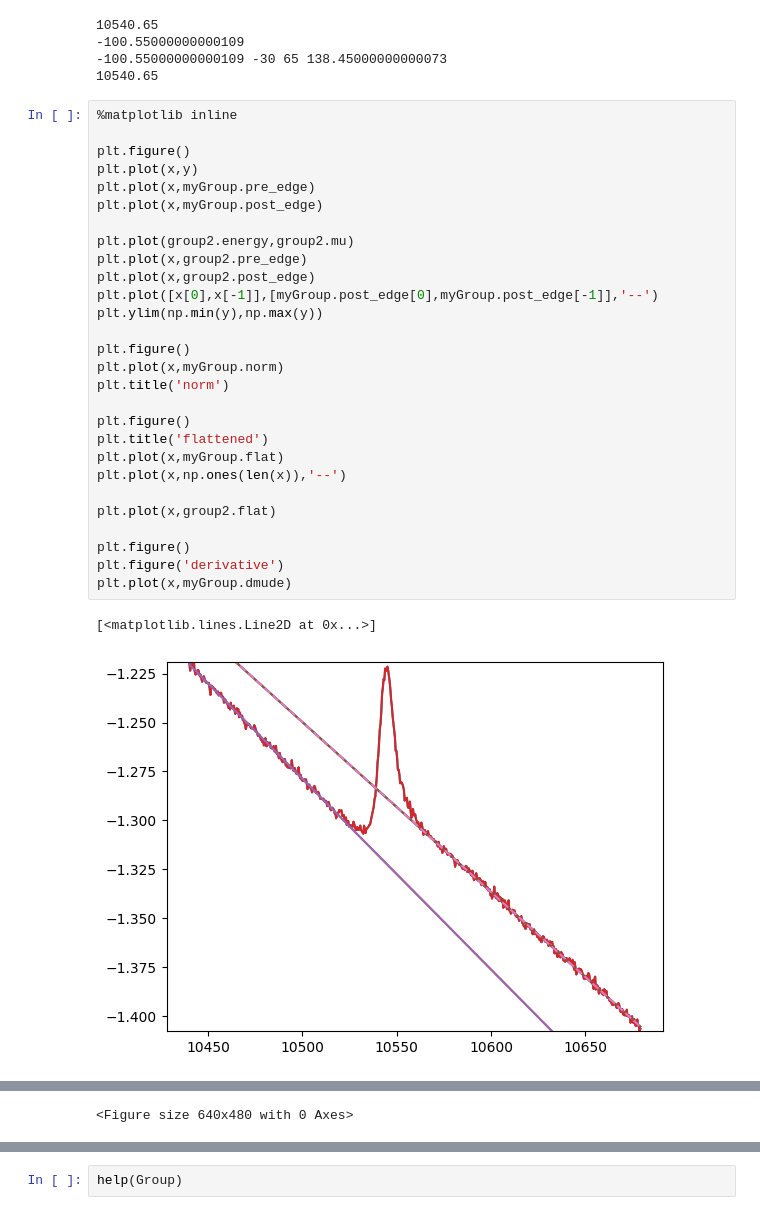
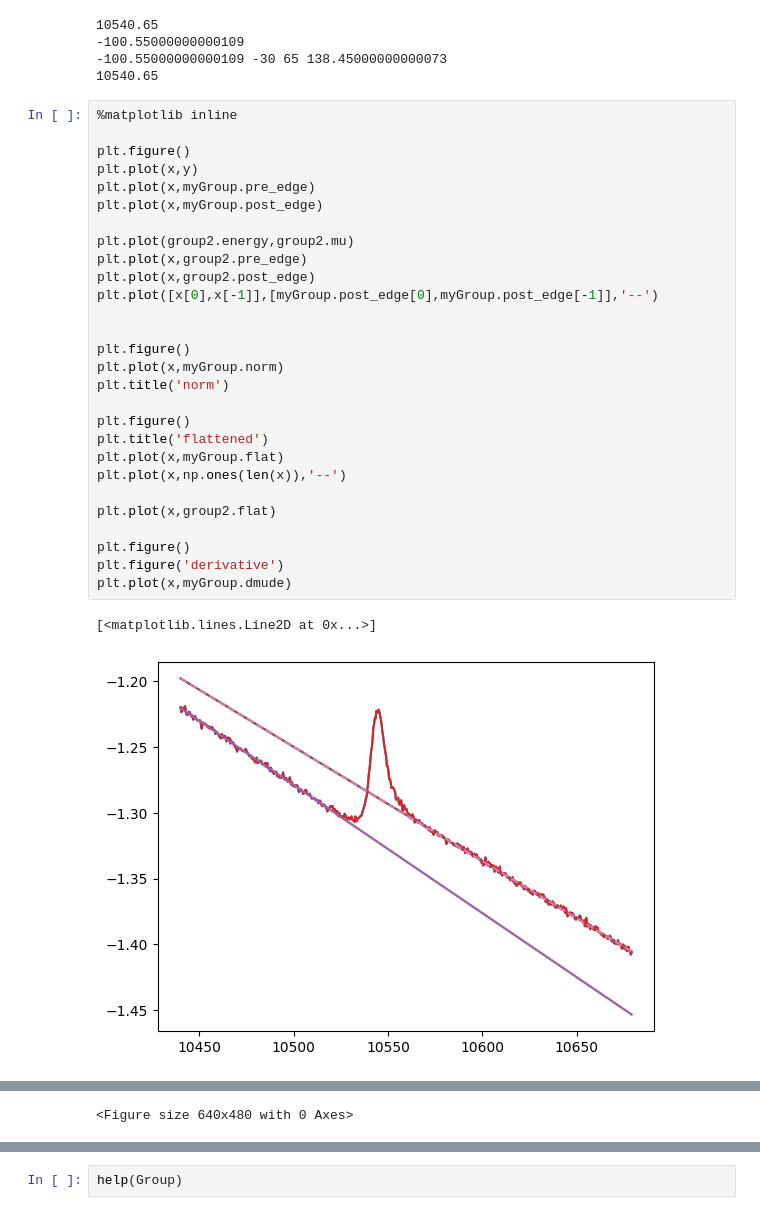
Before and after one commit to msujas/xas_normalisation, a Jupyter notebook: larchTest.ipynb, the cells around one changed output, grey strips where cells are left out. Saved outputs shown, nothing was run; the diff lists cells and outputs as text.

```diff
--- a/larchTest.ipynb
+++ b/larchTest.ipynb
@@ -51,34 +51,34 @@ print(group2.e0)
 # %%
 %matplotlib inline
 
 plt.figure()
 plt.plot(x,y)
 plt.plot(x,myGroup.pre_edge)
 plt.plot(x,myGroup.post_edge)
 
 plt.plot(group2.energy,group2.mu)
 plt.plot(x,group2.pre_edge)
 plt.plot(x,group2.post_edge)
 plt.plot([x[0],x[-1]],[myGroup.post_edge[0],myGroup.post_edge[-1]],'--')
-plt.ylim(np.min(y),np.max(y))
+
 
 plt.figure()
 plt.plot(x,myGroup.norm)
 plt.title('norm')
 
 plt.figure()
 plt.title('flattened')
 plt.plot(x,myGroup.flat)
 plt.plot(x,np.ones(len(x)),'--')
 
 plt.plot(x,group2.flat)
 
 plt.figure()
 plt.figure('derivative')
 plt.plot(x,myGroup.dmude)
 # %% [output]
 [<matplotlib.lines.Line2D at 0x...>]
-[figure, old version]
+[figure, new version]
 [figure]
 [figure]
 <Figure size 640x480 with 0 Axes>
```
Also changed, not shown: 2 other files.
